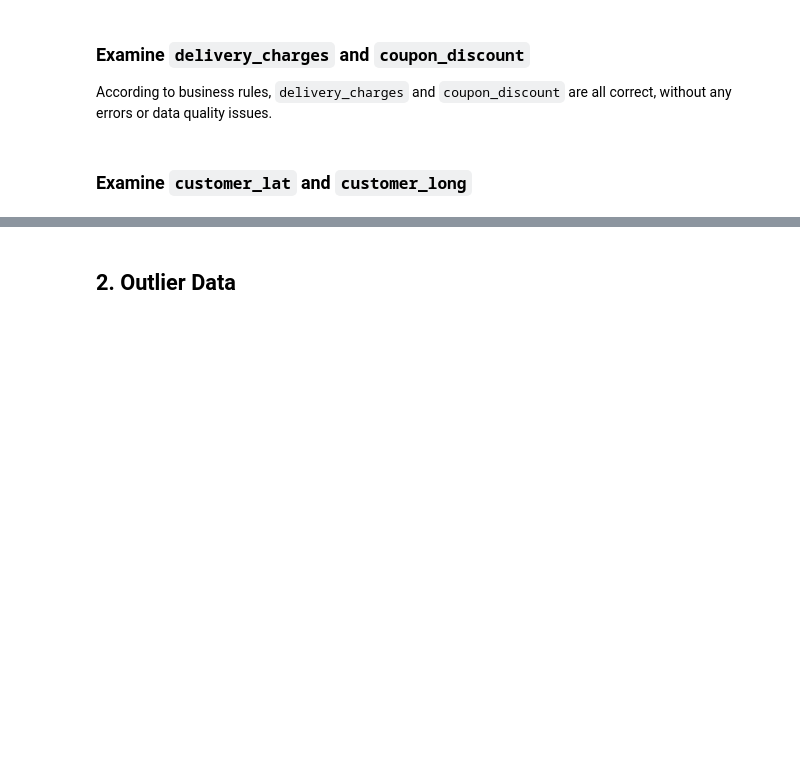
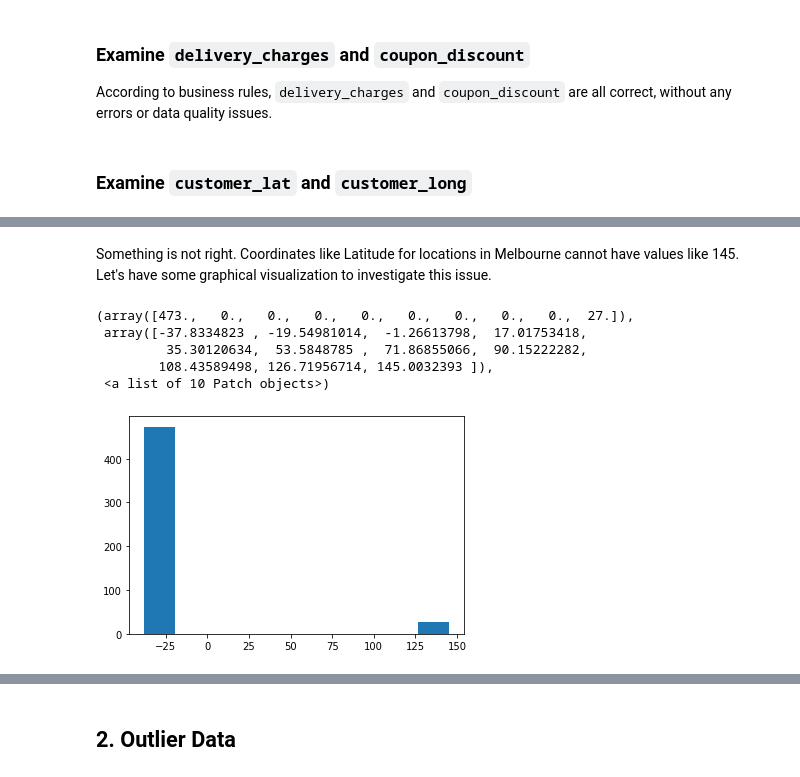
Before and after one commit to DanielTranDS/TransactionalRetailData-Wrangling-EDA, a Jupyter notebook: TransactionalRetail_Codes.ipynb, the cells around one changed output, grey strips where cells are left out. Drawn from its saved outputs; the diff is of its cells as text; code cells hidden in the pictures; blank space fills up the shorter version.

Commit message:
Implement thorough cleansing of dirty data file

```diff
--- a/TransactionalRetail_Codes.ipynb
+++ b/TransactionalRetail_Codes.ipynb
@@ -361,0 +375,12 @@ According to business rules, `delivery_charges` and `coupon_discount` are all co
+# %% [markdown]
+Something is not right. Coordinates like Latitude for locations in Melbourne cannot have values like 145. Let's have some graphical visualization to investigate this issue.
+# %%
+plt.hist(dirty_data['customer_lat'])
+#Some outliers for values of Latitude on the extreme right tail
+# %% [output]
+(array([473.,   0.,   0.,   0.,   0.,   0.,   0.,   0.,   0.,  27.]),
+ array([-37.8334823 , -19.54981014,  -1.26613798,  17.01753418,
+         35.30120634,  53.5848785 ,  71.86855066,  90.15222282,
+        108.43589498, 126.71956714, 145.0032393 ]),
+ <a list of 10 Patch objects>)
+[figure, added]
```
Also changed, not shown: parts of 97 cells of this notebook.
